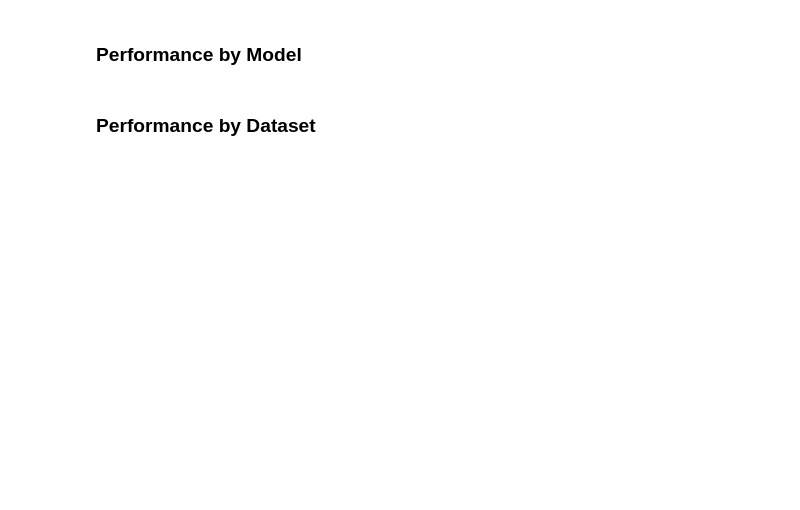
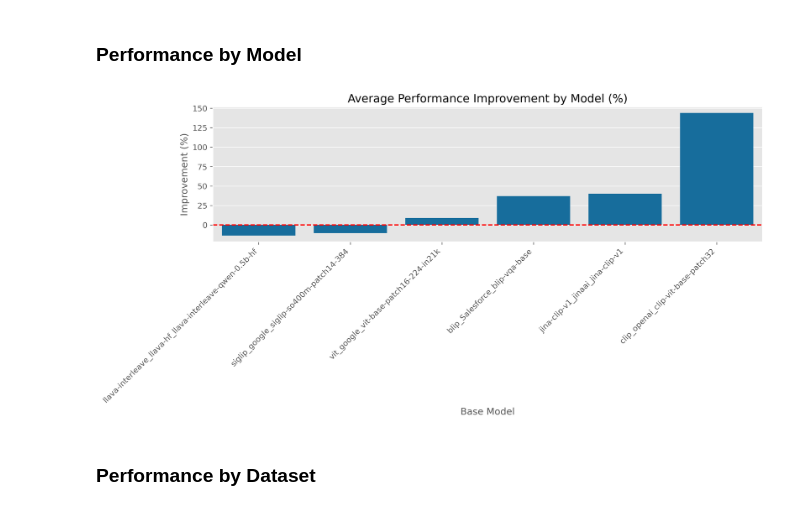
Before and after one commit to github-bowen/vidore-benchmark, a Jupyter notebook: normal_vs_segmented_comparison.ipynb, the cells around one changed output. Cells and saved outputs as stored; diff of their text form; code cells hidden in the pictures; blank space fills up the shorter version.

```diff
--- a/normal_vs_segmented_comparison.ipynb
+++ b/normal_vs_segmented_comparison.ipynb
@@ -229,14 +436,16 @@ plt.show()
 # %%
 # Calculate average improvement by model
 model_improvement = comparison_df.groupby('Base Model')['Improvement (%)'].mean().reset_index().sort_values('Improvement (%)')
 
-plt.figure(figsize=(12, 6))
+plt.figure(figsize=(12, 6), dpi=300)
 sns.barplot(data=model_improvement, x='Base Model', y='Improvement (%)')
 plt.axhline(y=0, color='r', linestyle='--')
 plt.title('Average Performance Improvement by Model (%)')
 plt.xticks(rotation=45, ha='right')
 plt.tight_layout()
 plt.show()
+# %% [output]
+[figure, added]
 # %% [markdown]
 ### Performance by Dataset
 # %%
```
Also changed, not shown: parts of 22 cells of this notebook, 2 other files.
